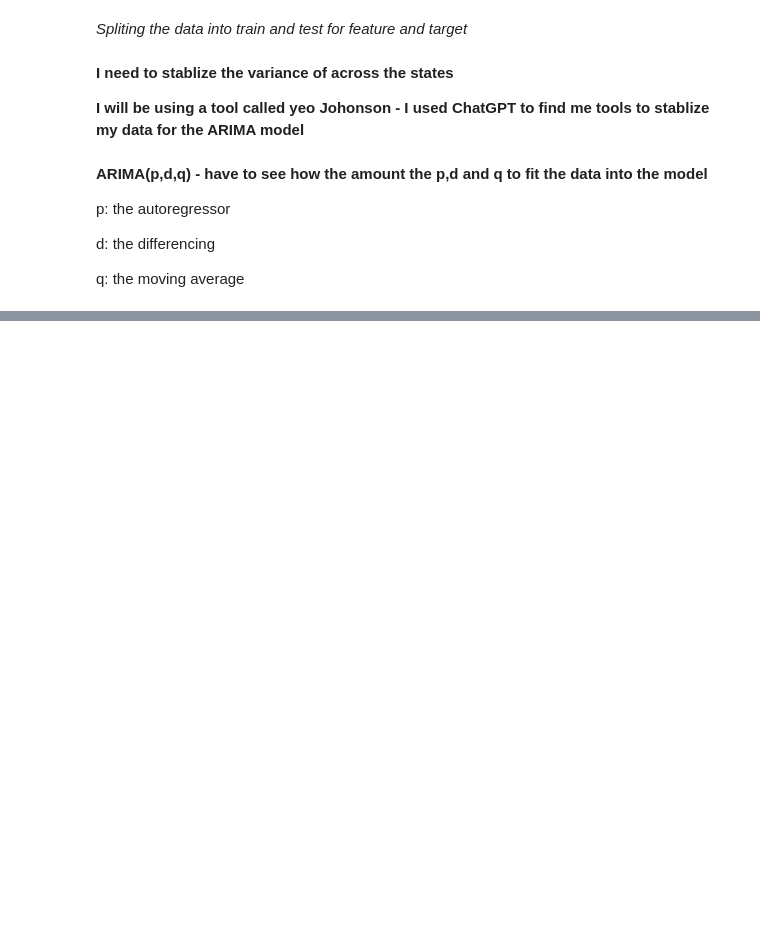
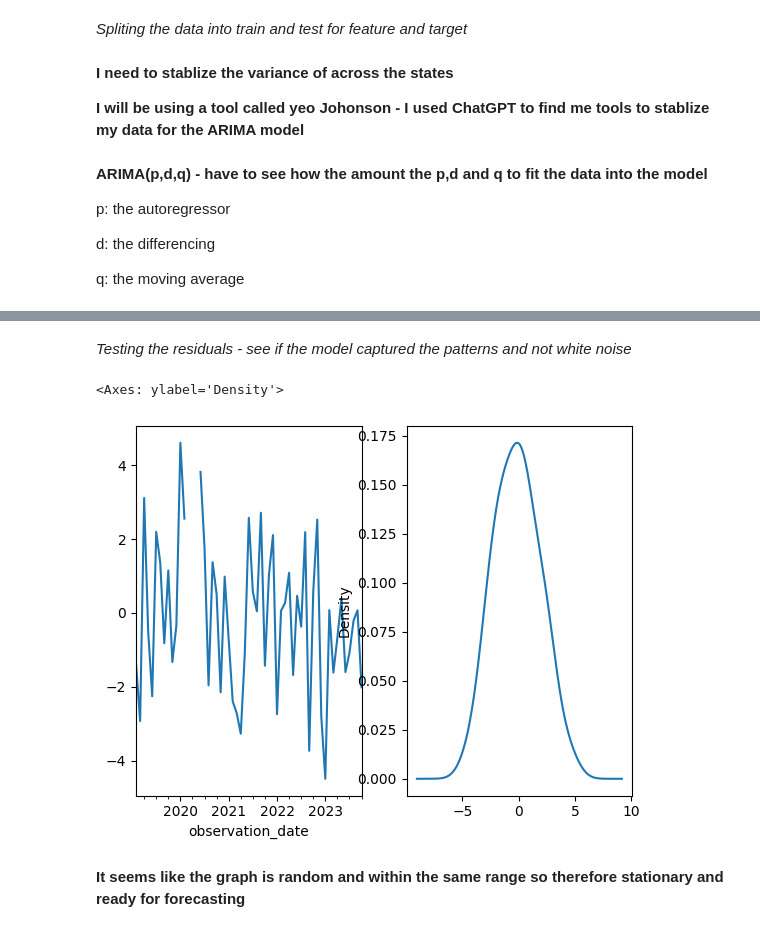
Before and after one commit to DiaHere/Food-and-Beverage-across-all-US-states-Analysis, a Jupyter notebook: notebook.ipynb, the cells around one changed output, grey strips where cells are left out. Drawn from its saved outputs; the diff is of its cells as text; code cells hidden in the pictures; blank space fills up the shorter version.

```diff
--- a/notebook.ipynb
+++ b/notebook.ipynb
@@ -761,0 +717,3 @@ print(int(1e-6))
+# %%
+model = ARIMA(endog= y_train_sr, exog = covid_shock, order = (0,1,1)).fit()
+print(model.summary())
@@ -761,0 +738,13 @@ print(int(1e-6))
+# %% [markdown]
+*Testing the residuals - see if the model captured the patterns and not white noise*
+# %%
+residuals = model.resid[1:]
+fig, axes = plt.subplots(1,2)
+
+residuals.plot(ax = axes[0])
+residuals.plot(kind = 'kde', ax = axes[1])
+# %% [output]
+<Axes: ylabel='Density'>
+[figure, added]
+# %% [markdown]
+**It seems like the graph is random and within the same range so therefore stationary and ready for forecasting**
```
Also changed, not shown: parts of 27 cells of this notebook.
